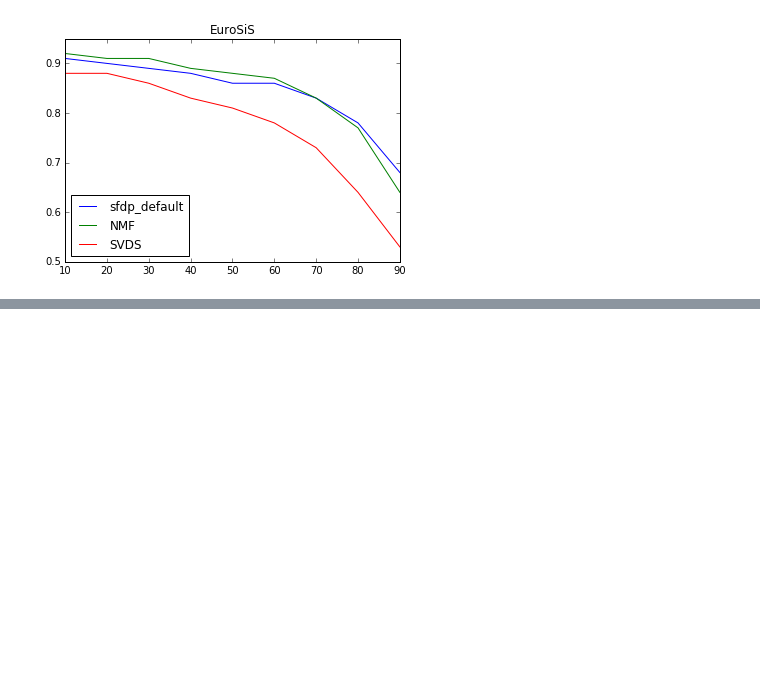
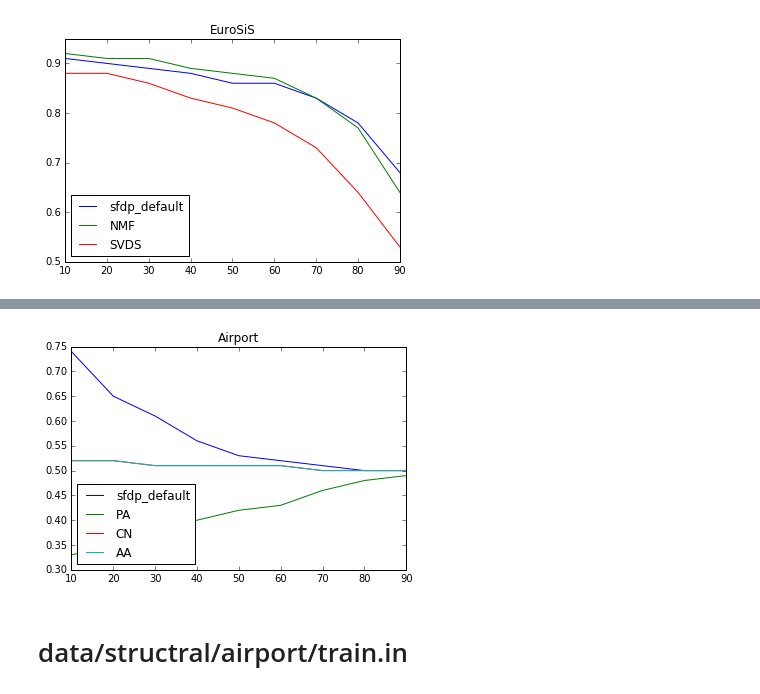
Before and after one commit to KashinYana/link-prediction, a Jupyter notebook: Degeneration.ipynb, the cells around one changed output, grey strips where cells are left out. Saved outputs shown, nothing was run; the diff lists cells and outputs as text; code cells hidden in the pictures; blank space fills up the shorter version.

```diff
--- a/Degeneration.ipynb
+++ b/Degeneration.ipynb
@@ -42,0 +181,19 @@ plt.show()
+# %%
+%matplotlib inline
+
+import matplotlib.pyplot as plt
+
+N = range(10, 100, 10)
+
+plt.plot(N, get_score(auc_euroroad["auc_sfdp_default"]), label='sfdp_default')
+plt.plot(N, get_score(auc_euroroad["auc_PA"]), label='PA')
+plt.plot(N, get_score(auc_euroroad["auc_CN"]), label='CN')
+plt.plot(N, get_score(auc_euroroad["auc_AA"]), label='AA')
+
+plt.legend(loc=3)
+plt.title('Airport')
+plt.show()
+# %% [output]
+[figure, added]
+# %% [markdown]
+# data/structral/airport/train.in
```
Also changed, not shown: parts of 37 cells of this notebook, 13 other files.
